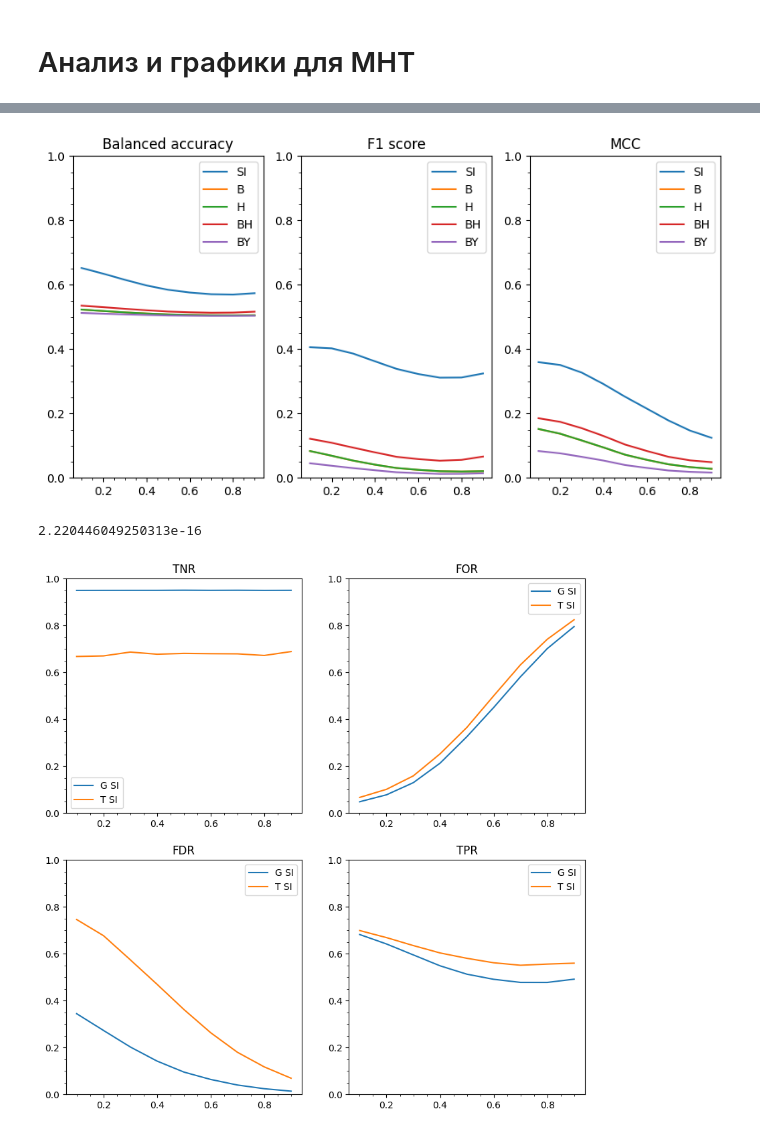
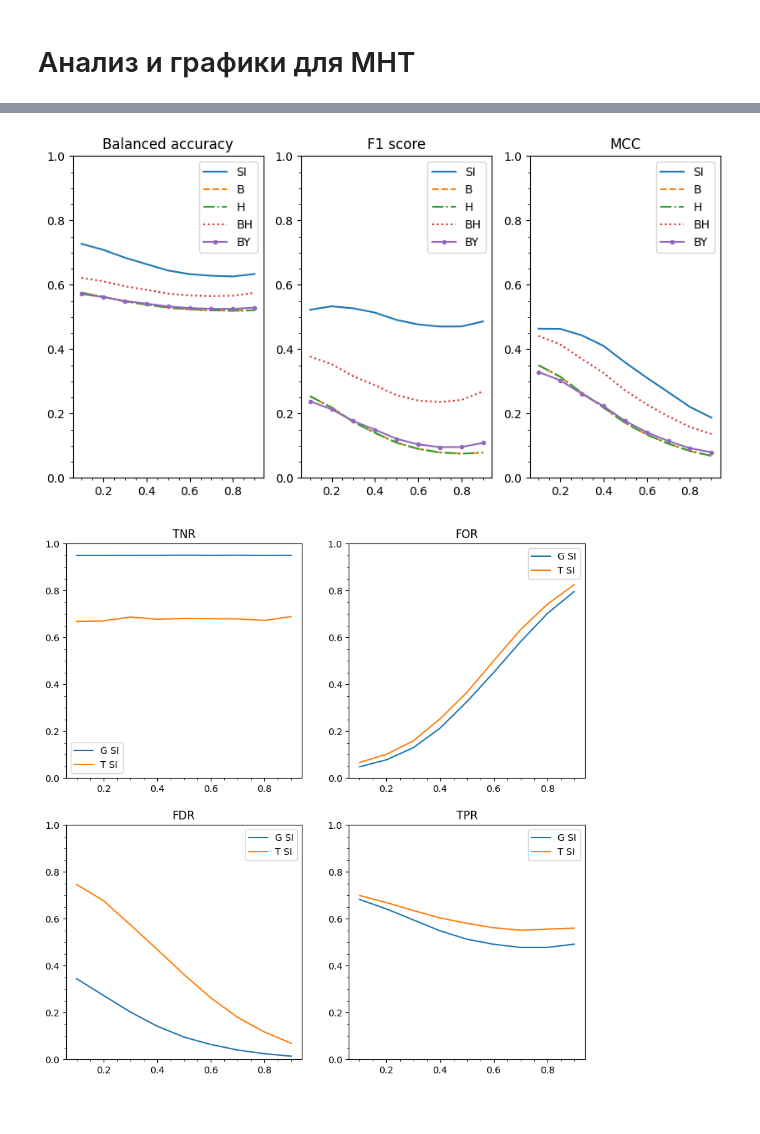
Before and after one commit to cofofprom/GGMS_framework, a Jupyter notebook: test.ipynb, the cells around one changed output, grey strips where cells are left out. Drawn from its saved outputs; the diff is of its cells as text; code cells hidden in the pictures.

```diff
--- a/test.ipynb
+++ b/test.ipynb
@@ -57,14 +57,13 @@ Family-wise MHT experiment with 0.434 completed in time: 1.483s
 # %%
 N = 20
 n = 40
-S_exp = 2
-S_obs = 2
+S_exp = 1
+S_obs = 20
 
-# solver = GraphicalLassoCV(tol=1e-6, assume_centered=True, n_jobs=-1)
-solver = GraphicalLasso(alpha=10, assume_centered=True, tol=1e-6)
+solver = GraphicalLassoCV(tol=1e-6, cv=2, assume_centered=True, n_jobs=-1)
 
 data = [familywise_GL_experiments(CholPCorrModel, solver, N, f(dens, *params), n, S_exp, S_obs,
-                                  verbose=True, dist=multivariate_t, df=3)[0] for dens in np.arange(0.1, 1, 0.1)]
+                                  verbose=True)[0] for dens in np.arange(0.1, 1, 0.1)]
 data = np.stack(data)
 
 data.shape
@@ -82,5 +81,5 @@ Family-wise GL experiment with 0.434 completed in time: 6.054s
 # %%
-with open('experiment_data.bin', 'wb') as f:
+with open('experiment222.bin', 'wb') as f:
     pickle.dump(data, f)
 # %%
 with open('etc/200experimentPcorrGL40.bin', 'rb') as f:
@@ -96,9 +95,9 @@ with open('etc/experimentPcorrGL40.bin', 'wb') as f:
 # %% [markdown]
 # Анализ и графики для MHT
 # %%
-fname = 'experimentPcorr40'
+fname = 'experiment222'
 
-with open(f'etc/{fname}.bin', 'rb') as f:
+with open(f'{fname}.bin', 'rb') as f:
     data = pickle.load(f)
 # %%
 data.shape
@@ -202,46 +201,42 @@ plt.show()
 # %%
 plt.subplot(1, 3, 1)
-plt.plot(density_list, bacc_c[:, 0], label='SI')
-plt.plot(density_list, bacc_c[:, 1], label='B')
-plt.plot(density_list, bacc_c[:, 2], label='H')
-plt.plot(density_list, bacc_c[:, 3], label='BH')
-plt.plot(density_list, bacc_c[:, 4], label='BY')
+plt.plot(density_list, bacc_c[:, 0], '-',  label='SI')
+plt.plot(density_list, bacc_c[:, 1], '--', label='B')
+plt.plot(density_list, bacc_c[:, 2], '-.', label='H')
+plt.plot(density_list, bacc_c[:, 3], ':',  label='BH')
+plt.plot(density_list, bacc_c[:, 4], '.-', label='BY')
 plt.title('Balanced accuracy')
 plt.minorticks_on()
 plt.ylim((0, 1))
 plt.legend()
 
 plt.subplot(1, 3, 2)
-plt.plot(density_list, f1_c[:, 0], label='SI')
-plt.plot(density_list, f1_c[:, 1], label='B')
-plt.plot(density_list, f1_c[:, 2], label='H')
-plt.plot(density_list, f1_c[:, 3], label='BH')
-plt.plot(density_list, f1_c[:, 4], label='BY')
+plt.plot(density_list, f1_c[:, 0], '-',  label='SI')
+plt.plot(density_list, f1_c[:, 1], '--', label='B')
+plt.plot(density_list, f1_c[:, 2], '-.', label='H')
+plt.plot(density_list, f1_c[:, 3], ':',  label='BH')
+plt.plot(density_list, f1_c[:, 4], '.-', label='BY')
 plt.title('F1 score')
 plt.minorticks_on()
 plt.ylim((0, 1))
 plt.legend()
 
 plt.subplot(1, 3, 3)
-plt.plot(density_list, mcc_c[:, 0], label='SI')
-plt.plot(density_list, mcc_c[:, 1], label='B')
-plt.plot(density_list, mcc_c[:, 2], label='H')
-plt.plot(density_list, mcc_c[:, 3], label='BH')
-plt.plot(density_list, mcc_c[:, 4], label='BY')
+plt.plot(density_list, mcc_c[:, 0], '-',  label='SI')
+plt.plot(density_list, mcc_c[:, 1], '--', label='B')
+plt.plot(density_list, mcc_c[:, 2], '-.', label='H')
+plt.plot(density_list, mcc_c[:, 3], ':',  label='BH')
+plt.plot(density_list, mcc_c[:, 4], '.-', label='BY')
 plt.title('MCC')
 plt.minorticks_on()
 plt.ylim((0, 1))
 plt.legend()
 
 plt.gcf().set_size_inches((10, 5))
 plt.savefig(f'mcc{fname}.png')
 plt.show()
 # %% [output]
-[figure, old version]
+[figure, new version]
-# %%
-np.finfo(np.float64).eps
-# %% [output]
-2.220446049250313e-16
 # %%
 mod = CholCorrModel(5, 0.95)
 data = mod.sample(1000, dist=sc.stats.multivariate_t, df=3)
```
Also changed, not shown: parts of 6 cells of this notebook, 3 other files.
